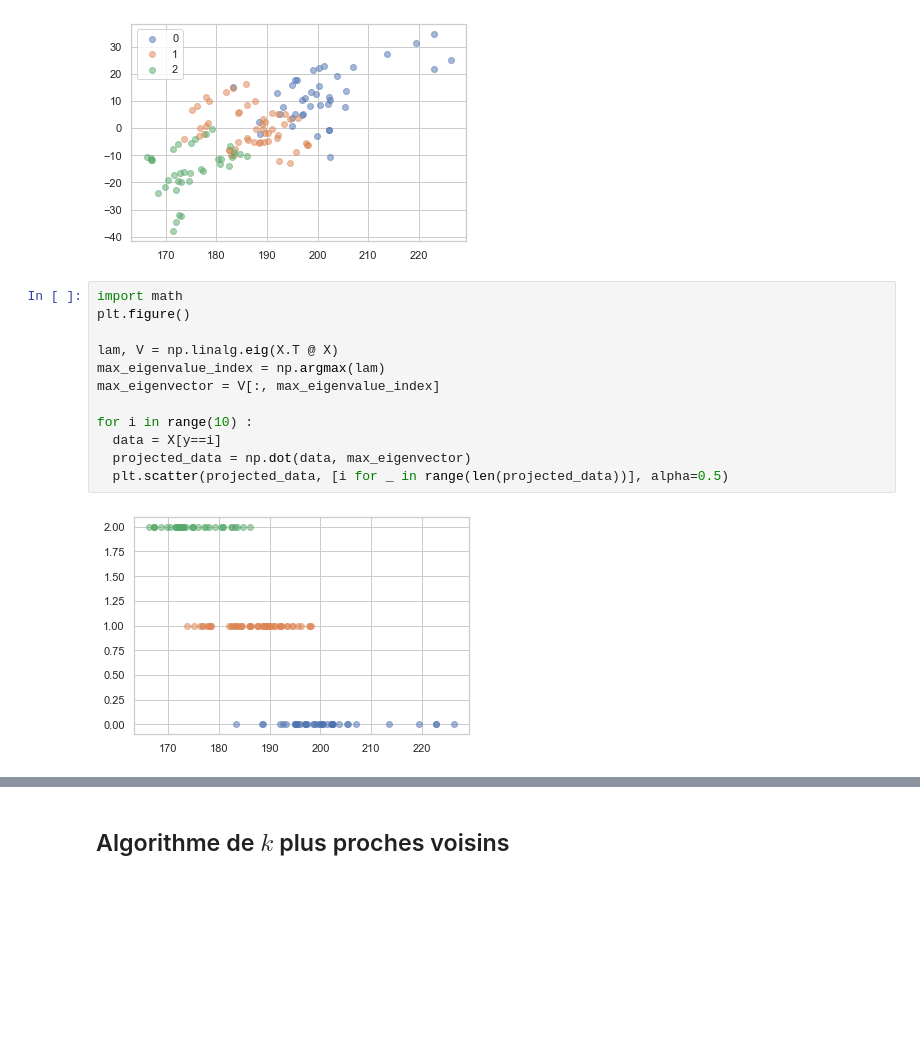
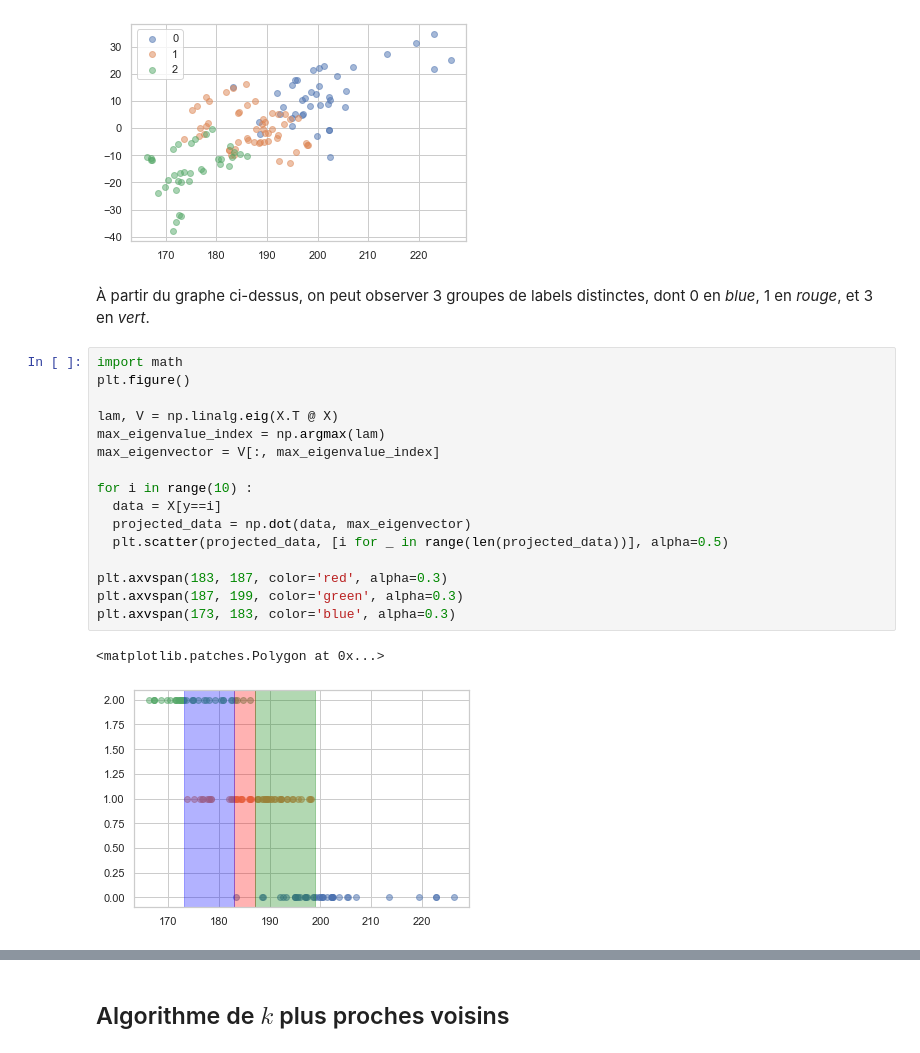
Before and after one commit to Meriadoc-gitgit/ergometer-competition, a Jupyter notebook: classifier/supervised.ipynb, the cells around one changed output, grey strips where cells are left out. Cells and saved outputs as stored; diff of their text form; blank space fills up the shorter version.

```diff
--- a/classifier/supervised.ipynb
+++ b/classifier/supervised.ipynb
@@ -208,17 +232,24 @@ plt.legend(np.arange(10))
 # %% [output]
 <matplotlib.legend.Legend at 0x...>
 [figure]
+# %% [markdown]
+À partir du graphe ci-dessus, on peut observer 3 groupes de labels distinctes, dont 0 en *blue*, 1 en *rouge*, et 3 en *vert*.
 # %%
 import math
 plt.figure()
 
 lam, V = np.linalg.eig(X.T @ X)
 max_eigenvalue_index = np.argmax(lam)
 max_eigenvector = V[:, max_eigenvalue_index]
 
 for i in range(10) :
   data = X[y==i]
   projected_data = np.dot(data, max_eigenvector)
   plt.scatter(projected_data, [i for _ in range(len(projected_data))], alpha=0.5)
+
+plt.axvspan(183, 187, color='red', alpha=0.3)
+plt.axvspan(187, 199, color='green', alpha=0.3)
+plt.axvspan(173, 183, color='blue', alpha=0.3)
 # %% [output]
+<matplotlib.patches.Polygon at 0x...>
-[figure, old version]
+[figure, new version]
```
Also changed, not shown: parts of 21 cells of this notebook, 12 other files.
